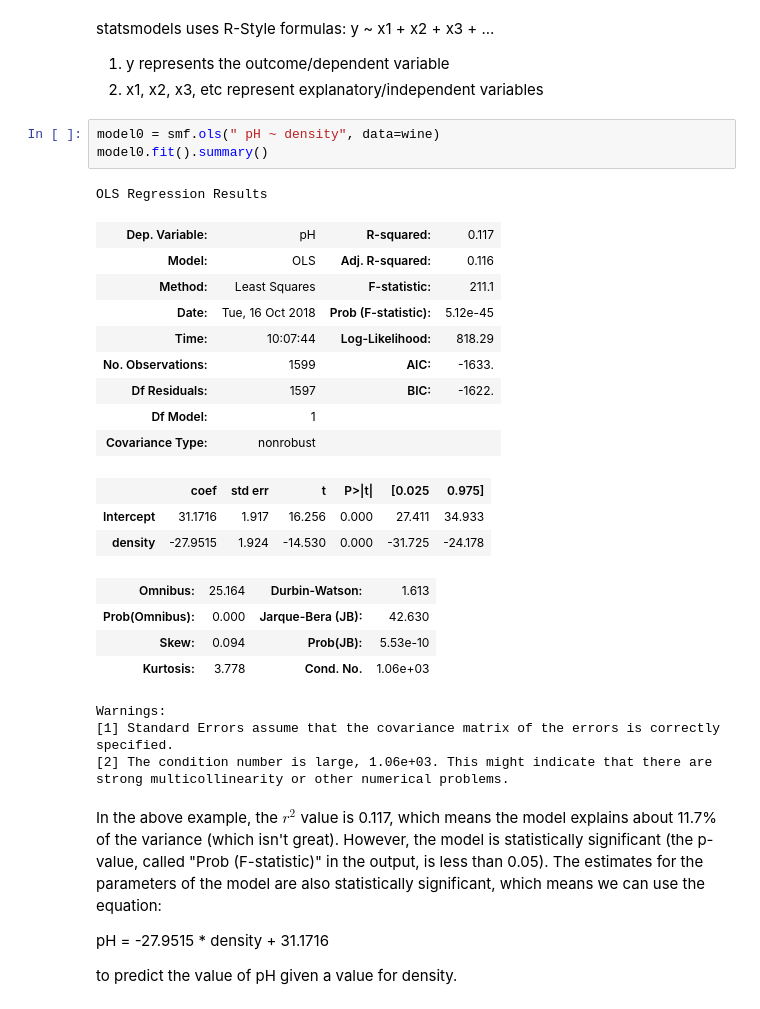
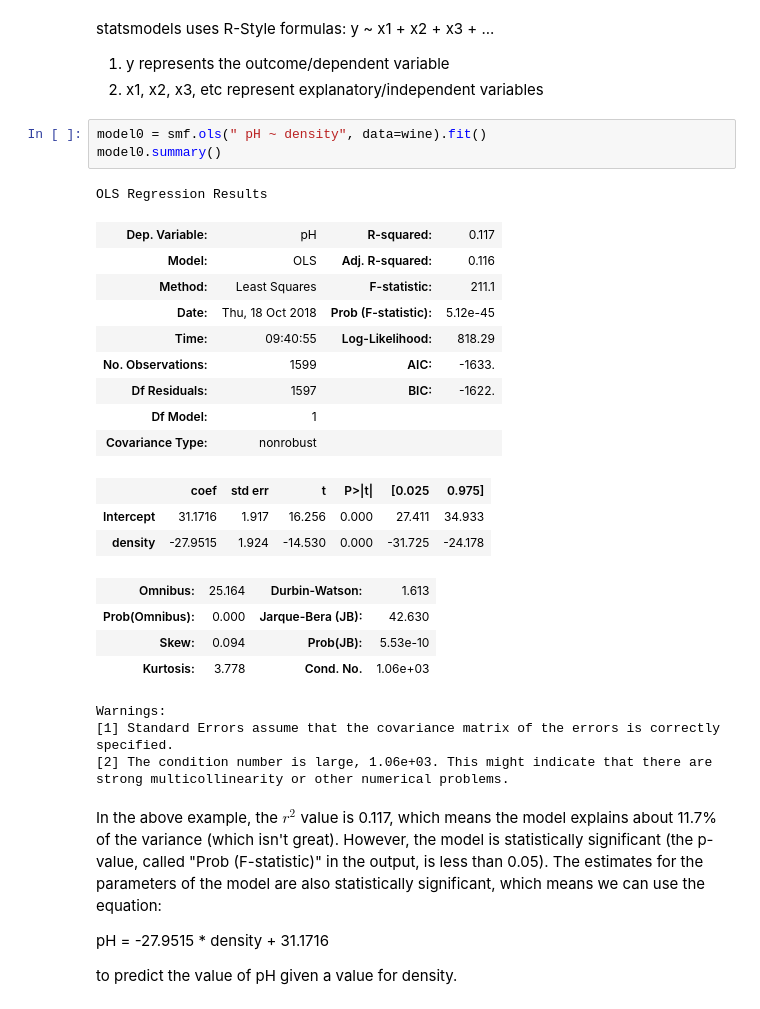
Before and after one commit to anhnguyendepocen/si370, a Jupyter notebook: 370_10_Stats_III-complete.ipynb, the cells around one changed output. Cells and saved outputs as stored; diff of their text form.

```diff
--- a/370_10_Stats_III-complete.ipynb
+++ b/370_10_Stats_III-complete.ipynb
@@ -119,15 +154,15 @@ statsmodels uses R-Style formulas: y ~ x1 + x2 + x3 + ...
 1. y represents the outcome/dependent variable
 2. x1, x2, x3, etc represent explanatory/independent variables
 # %%
-model0 = smf.ols(" pH ~ density", data=wine)
-model0.fit().summary()
+model0 = smf.ols(" pH ~ density", data=wine).fit()
+model0.summary()
 # %% [output]
 OLS Regression Results
 | Dep. Variable: | pH | R-squared: | 0.117 |
 | Model: | OLS | Adj. R-squared: | 0.116 |
 | Method: | Least Squares | F-statistic: | 211.1 |
-| Date: | Tue, 16 Oct 2018 | Prob (F-statistic): | 5.12e-45 |
-| Time: | 10:07:44 | Log-Likelihood: | 818.29 |
+| Date: | Thu, 18 Oct 2018 | Prob (F-statistic): | 5.12e-45 |
+| Time: | 09:40:55 | Log-Likelihood: | 818.29 |
 | No. Observations: | 1599 | AIC: | -1633. |
 | Df Residuals: | 1597 | BIC: | -1622. |
 | Df Model: | 1 |  |  |
```
Also changed, not shown: parts of 12 cells of this notebook, 3 other files.
